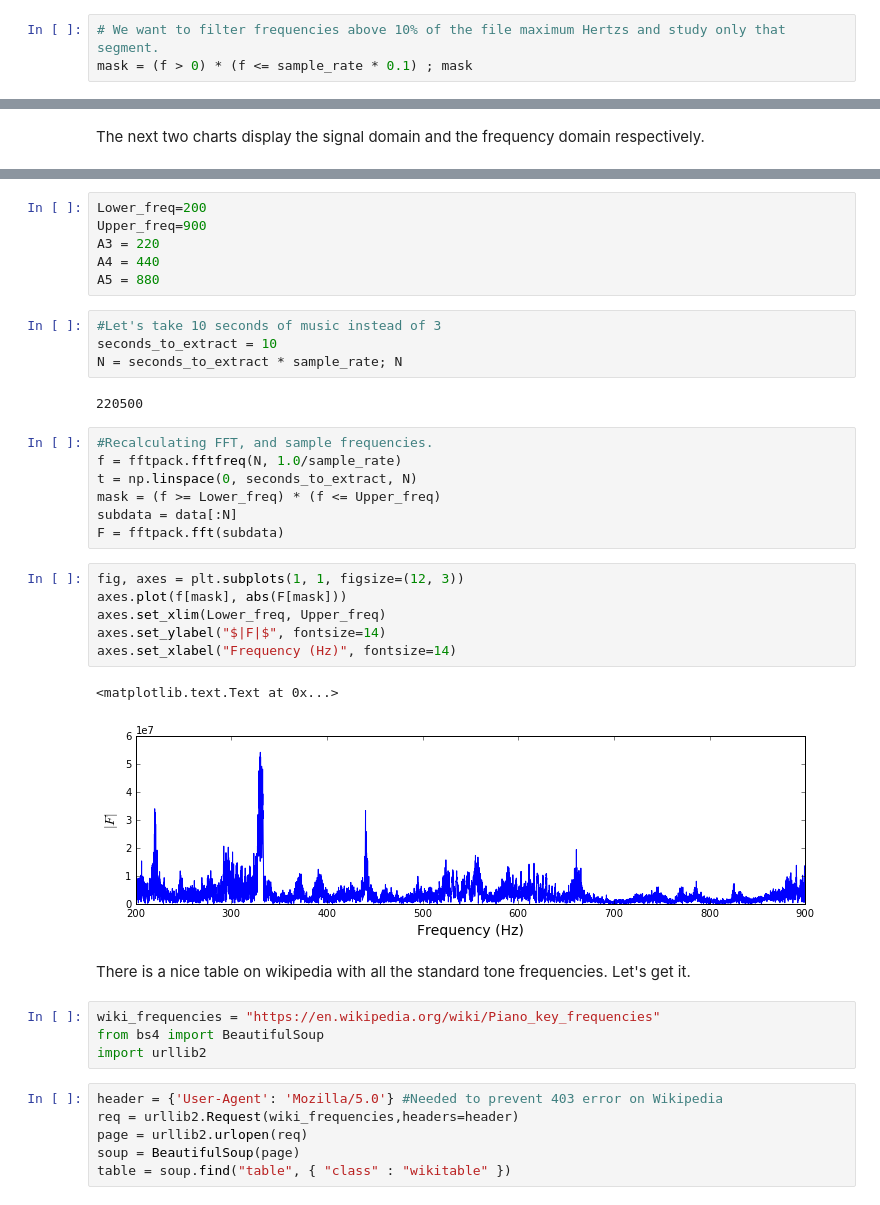
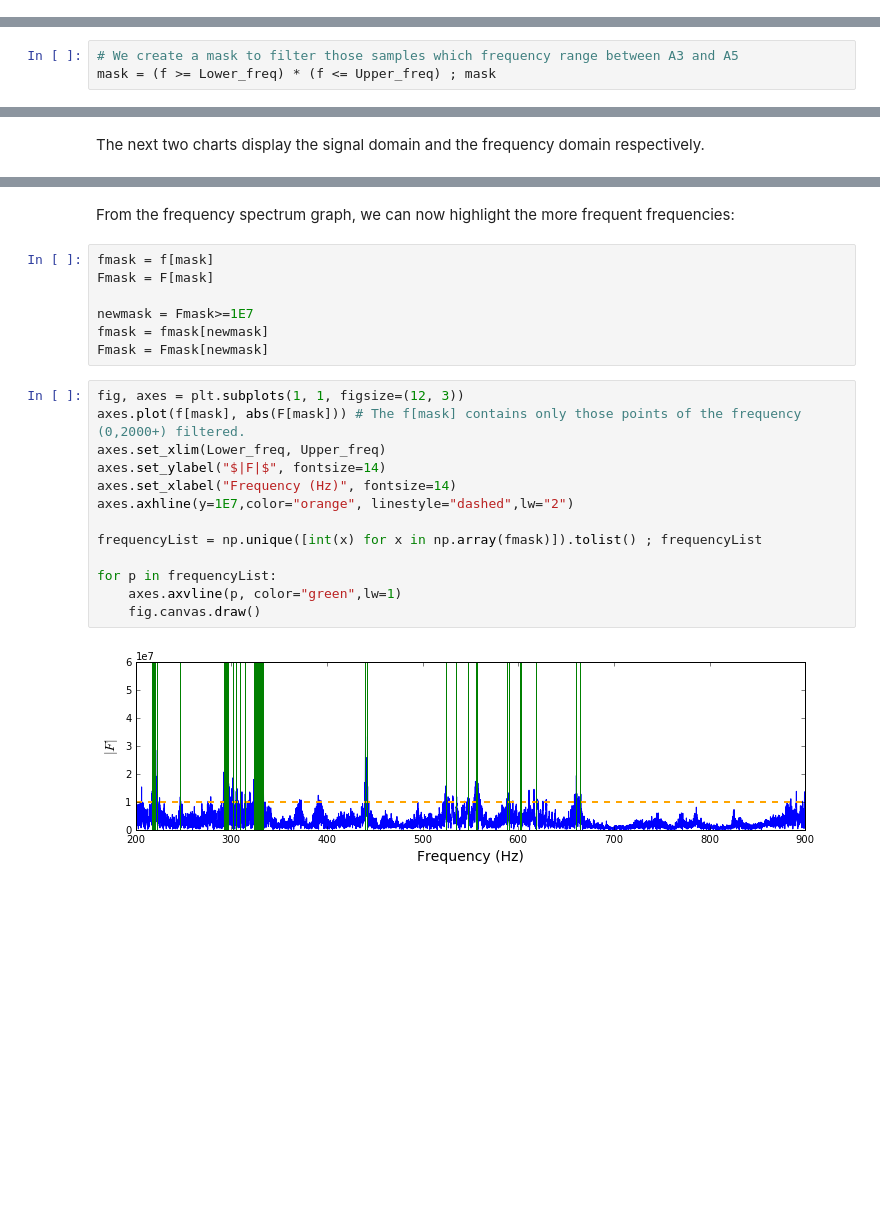
Before and after one commit to gonzsanc/computer_vision_digital_signal, a Jupyter notebook: Music Classification.ipynb, the cells around one changed output, grey strips where cells are left out. Cells and saved outputs as stored; diff of their text form; blank space fills up the shorter version.

```diff
--- a/Music Classification.ipynb
+++ b/Music Classification.ipynb
@@ -528,3 +607,0 @@ array([  0.00000000e+00,   4.53521595e-05,   9.07043190e-05, ...,
-# %%
-# We want to filter frequencies above 10% of the file maximum Hertzs and study only that segment.
-mask = (f > 0) * (f <= sample_rate * 0.1) ; mask
@@ -532,0 +608,3 @@ array([False,  True,  True, ..., False, False, False], dtype=bool)
+# %%
+# We create a mask to filter those samples which frequency range between A3 and A5
+mask = (f >= Lower_freq) * (f <= Upper_freq) ; mask
@@ -601,40 +635,24 @@ Tanking this into account let's examine the signal betwee A3 and A5.
-# %%
-Lower_freq=200
-Upper_freq=900
-A3 = 220
-A4 = 440
-A5 = 880
-# %%
-#Let's take 10 seconds of music instead of 3
-seconds_to_extract = 10
-N = seconds_to_extract * sample_rate; N
-# %% [output]
-220500
-# %%
-#Recalculating FFT, and sample frequencies.
-f = fftpack.fftfreq(N, 1.0/sample_rate)
-t = np.linspace(0, seconds_to_extract, N)
-mask = (f >= Lower_freq) * (f <= Upper_freq)
-subdata = data[:N]
-F = fftpack.fft(subdata)
+# %% [markdown]
+From the frequency spectrum graph, we can now highlight the more frequent frequencies:
+# %%
+fmask = f[mask]
+Fmask = F[mask]
+
+newmask = Fmask>=1E7
+fmask = fmask[newmask]
+Fmask = Fmask[newmask]
 # %%
 fig, axes = plt.subplots(1, 1, figsize=(12, 3))
-axes.plot(f[mask], abs(F[mask]))
+axes.plot(f[mask], abs(F[mask])) # The f[mask] contains only those points of the frequency (0,2000+) filtered.
 axes.set_xlim(Lower_freq, Upper_freq)
 axes.set_ylabel("$|F|$", fontsize=14)
 axes.set_xlabel("Frequency (Hz)", fontsize=14)
+axes.axhline(y=1E7,color="orange", linestyle="dashed",lw="2")
+
+frequencyList = np.unique([int(x) for x in np.array(fmask)]).tolist() ; frequencyList
+
+for p in frequencyList:
+    axes.axvline(p, color="green",lw=1)
+    fig.canvas.draw()
 # %% [output]
-<matplotlib.text.Text at 0x...>
-[figure, old version]
+[figure, new version]
-# %% [markdown]
-There is a nice table on wikipedia with all the standard tone frequencies. Let's get it.
-# %%
-wiki_frequencies = "https://en.wikipedia.org/wiki/Piano_key_frequencies"
-from bs4 import BeautifulSoup
-import urllib2
-# %%
-header = {'User-Agent': 'Mozilla/5.0'} #Needed to prevent 403 error on Wikipedia
-req = urllib2.Request(wiki_frequencies,headers=header)
-page = urllib2.urlopen(req)
-soup = BeautifulSoup(page)
-table = soup.find("table", { "class" : "wikitable" })
```
Also changed, not shown: parts of 40 cells of this notebook, 1 other file.
